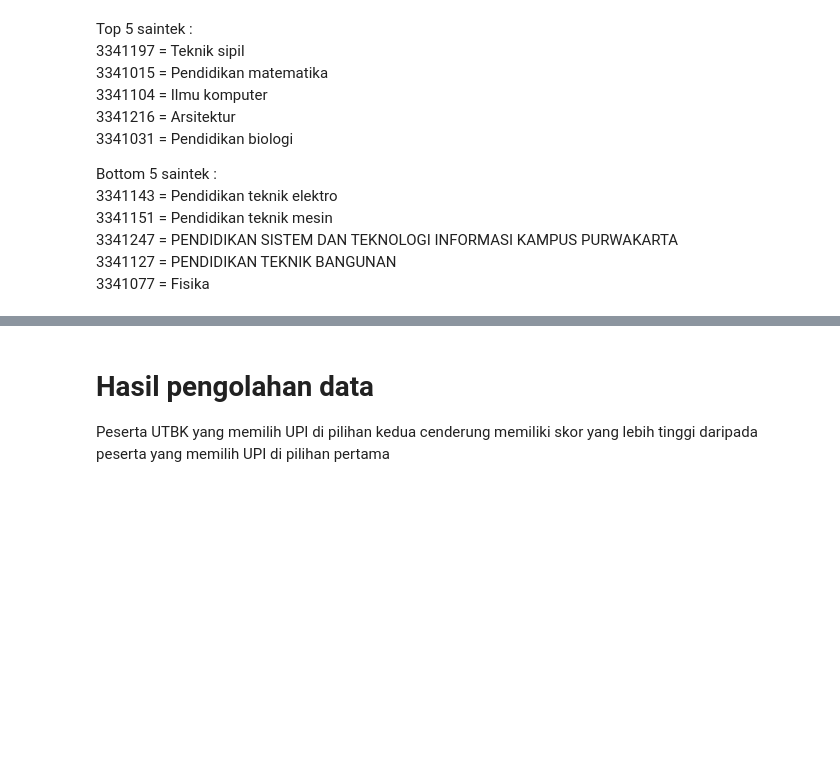
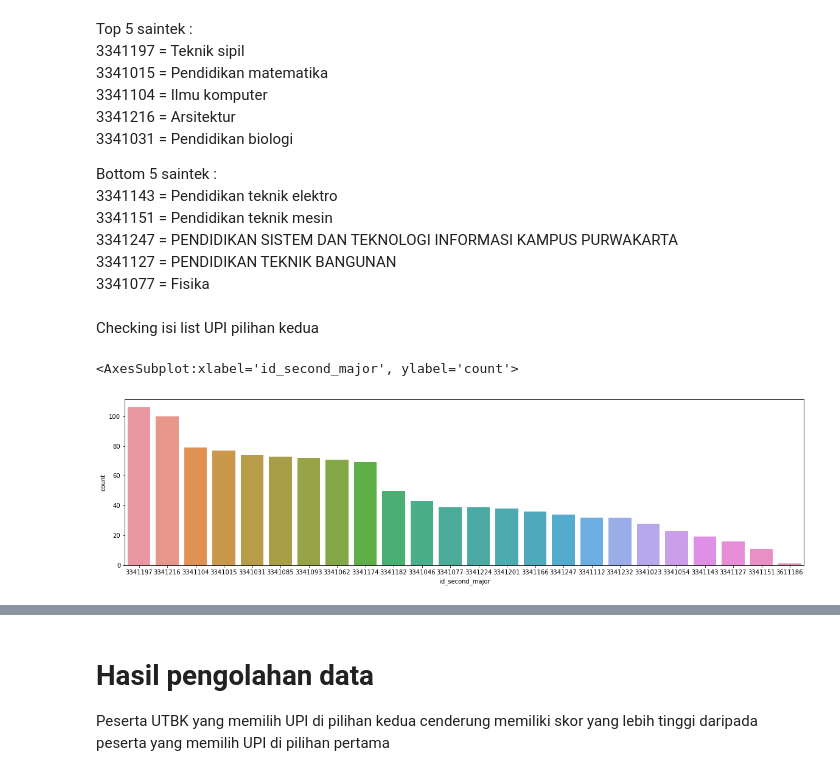
Before and after one commit to WataKoro/Data-Mining, a Jupyter notebook: DataMining_Kelompok 8.ipynb, the cells around one changed output, grey strips where cells are left out. Drawn from its saved outputs; the diff is of its cells as text; code cells hidden in the pictures; blank space fills up the shorter version.

```diff
--- a/DataMining_Kelompok 8.ipynb
+++ b/DataMining_Kelompok 8.ipynb
@@ -353,3 +296,11 @@ Bottom 5 saintek : \
 3341247 = PENDIDIKAN SISTEM DAN TEKNOLOGI INFORMASI KAMPUS PURWAKARTA \
 3341127 = PENDIDIKAN TEKNIK BANGUNAN \
 3341077 = Fisika
+# %% [markdown]
+Checking isi list UPI pilihan kedua
+# %%
+fig, ax= plt.subplots(figsize=(20,5))
+sns.countplot(x="id_second_major", data=dfupisnd, order=dfupisnd.id_second_major.value_counts().index)
+# %% [output]
+<AxesSubplot:xlabel='id_second_major', ylabel='count'>
+[figure, added]
```
Also changed, not shown: parts of 27 cells of this notebook.
